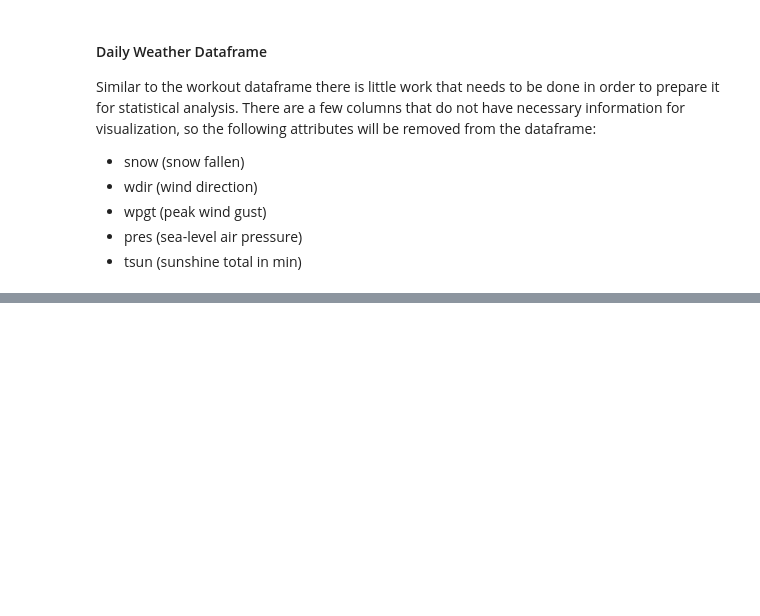
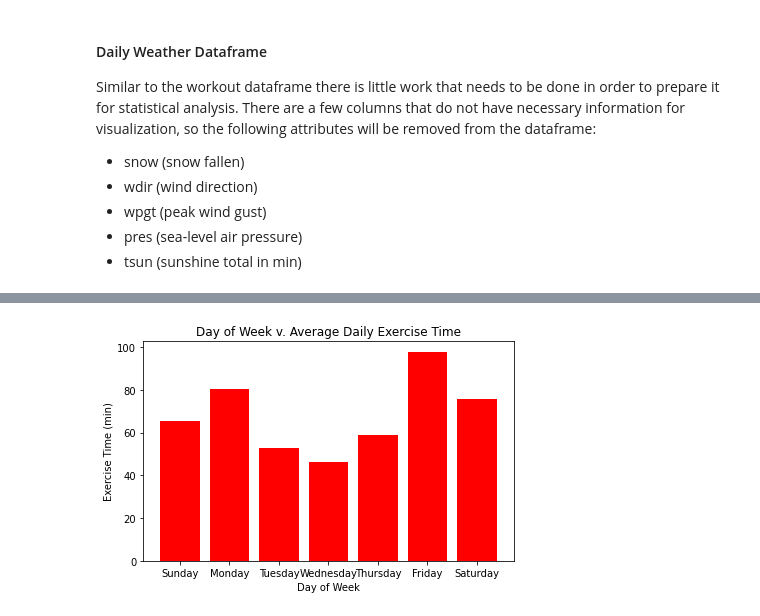
Before and after one commit to dgiacobbi/AppleFitnessEDA, a Jupyter notebook: AppleFitEDA.ipynb, the cells around one changed output, grey strips where cells are left out. Cells and saved outputs as stored; diff of their text form; code cells hidden in the pictures; blank space fills up the shorter version.

```diff
--- a/AppleFitEDA.ipynb
+++ b/AppleFitEDA.ipynb
@@ -284,0 +388,19 @@ In order to properly find trends to visualize and test on, the cleaned dataframe
+# %%
+grouped_day_df = daily_merged_df.groupby("Day of Week")
+
+day_list = ["Sunday", "Monday", "Tuesday", "Wednesday", "Thursday", "Friday", "Saturday"]
+mean_exer_ser = pd.Series(dtype=int)
+
+for day, day_df in grouped_day_df:
+    group_mean_data = day_df["Exercise Time (min)"].mean()
+    mean_exer_ser[day] = group_mean_data
+
+plt.figure()
+plt.bar(day_list, mean_exer_ser, color="red")
+plt.title("Day of Week v. Average Daily Exercise Time")
+plt.xlabel("Day of Week")
+plt.ylabel("Exercise Time (min)")
+plt.tight_layout()
+plt.show()
+# %% [output]
+[figure, added]
```
Also changed, not shown: parts of 26 cells of this notebook, 1 other file.
